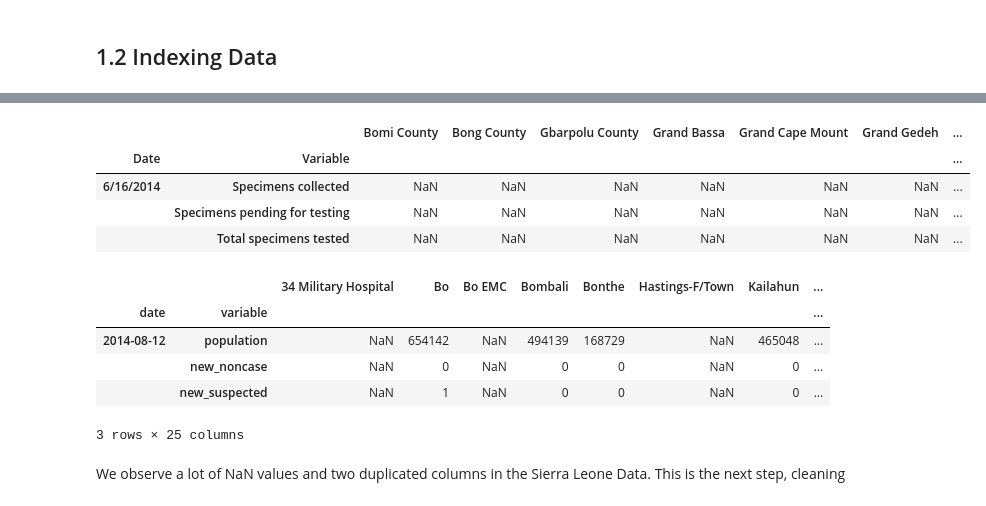
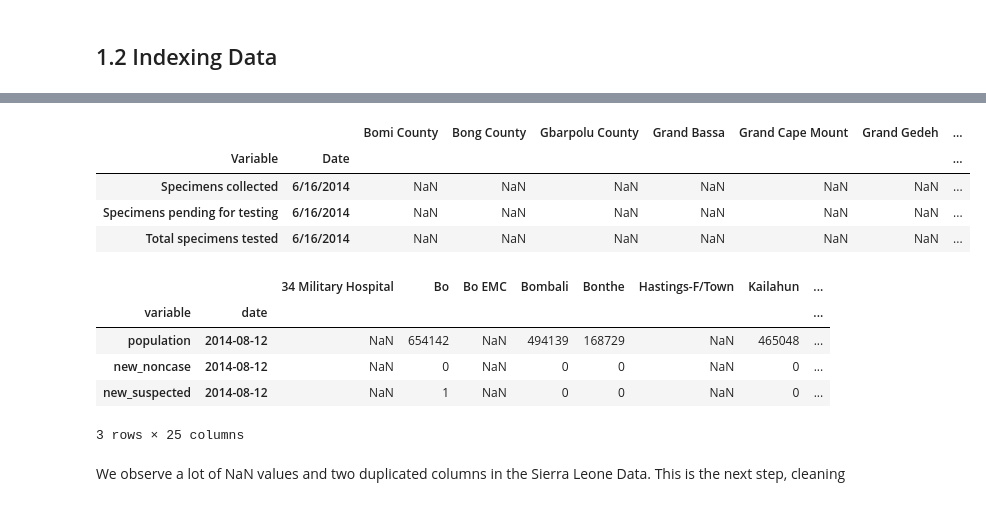
Before and after one commit to IsaacLeimgruber/ADA_labs_repo, a Jupyter notebook: 01 - Pandas and Data Wrangling/Homework 1_isaac.ipynb, the cells around one changed output, grey strips where cells are left out. Cells and saved outputs as stored; diff of their text form; code cells hidden in the pictures.

```diff
--- a/01 - Pandas and Data Wrangling/Homework 1_isaac.ipynb
+++ b/01 - Pandas and Data Wrangling/Homework 1_isaac.ipynb
@@ -99,22 +111,22 @@ guinea_data_indexed.head(3)
 3 rows × 23 columns
 # %%
-liberia_data_indexed = liberia_data.set_index(['Date', 'Variable'])
+liberia_data_indexed = liberia_data.set_index(['Variable', 'Date'])
 liberia_data_indexed.head(3)
 # %% [output]
 |  |  | Bomi County | Bong County | Gbarpolu County | Grand Bassa | Grand Cape Mount | Grand Gedeh | ... |
-| Date | Variable |  |  |  |  |  |  | ... |
-| 6/16/2014 | Specimens collected | NaN | NaN | NaN | NaN | NaN | NaN | ... |
-|  | Specimens pending for testing | NaN | NaN | NaN | NaN | NaN | NaN | ... |
-|  | Total specimens tested | NaN | NaN | NaN | NaN | NaN | NaN | ... |
+| Variable | Date |  |  |  |  |  |  | ... |
+| Specimens collected | 6/16/2014 | NaN | NaN | NaN | NaN | NaN | NaN | ... |
+| Specimens pending for testing | 6/16/2014 | NaN | NaN | NaN | NaN | NaN | NaN | ... |
+| Total specimens tested | 6/16/2014 | NaN | NaN | NaN | NaN | NaN | NaN | ... |
 # %%
-sl_data_indexed = sl_data.set_index(['date', 'variable'])
+sl_data_indexed = sl_data.set_index(['variable', 'date'])
 sl_data_indexed.head(3)
 # %% [output]
 |  |  | 34 Military Hospital | Bo | Bo EMC | Bombali | Bonthe | Hastings-F/Town | Kailahun | ... |
-| date | variable |  |  |  |  |  |  |  | ... |
-| 2014-08-12 | population | NaN | 654142 | NaN | 494139 | 168729 | NaN | 465048 | ... |
-|  | new_noncase | NaN | 0 | NaN | 0 | 0 | NaN | 0 | ... |
-|  | new_suspected | NaN | 1 | NaN | 0 | 0 | NaN | 0 | ... |
+| variable | date |  |  |  |  |  |  |  | ... |
+| population | 2014-08-12 | NaN | 654142 | NaN | 494139 | 168729 | NaN | 465048 | ... |
+| new_noncase | 2014-08-12 | NaN | 0 | NaN | 0 | 0 | NaN | 0 | ... |
+| new_suspected | 2014-08-12 | NaN | 1 | NaN | 0 | 0 | NaN | 0 | ... |
 3 rows × 25 columns
 # %% [markdown]
 We observe a lot of NaN values and two duplicated columns in the Sierra Leone Data. This is the next step, cleaning
```
Also changed, not shown: parts of 30 cells of this notebook.
